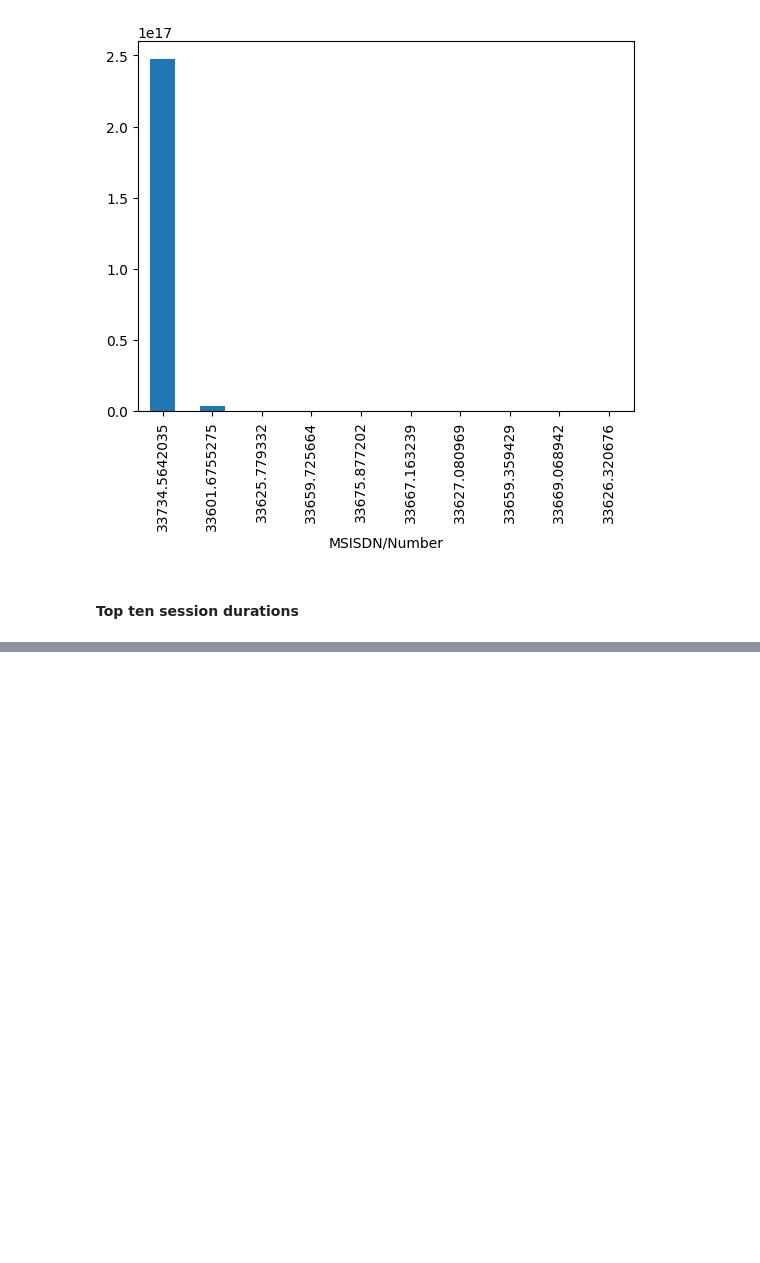
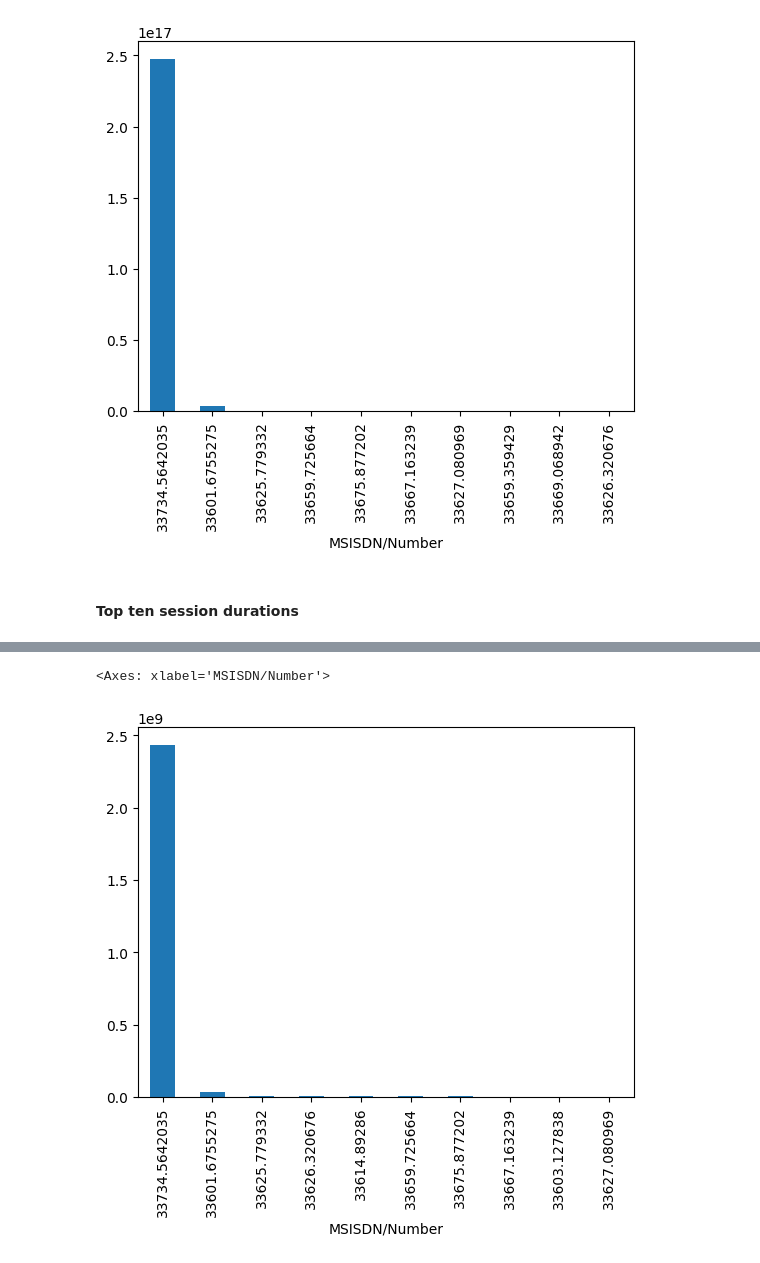
Before and after one commit to Ofgeha-Gelana/telco-profitability-study, a Jupyter notebook: notebooks/user_engagement_analysis.ipynb, the cells around one changed output, grey strips where cells are left out. Saved outputs shown, nothing was run; the diff lists cells and outputs as text; code cells hidden in the pictures; blank space fills up the shorter version.

```diff
--- a/notebooks/user_engagement_analysis.ipynb
+++ b/notebooks/user_engagement_analysis.ipynb
@@ -93,0 +109,5 @@ top_frequency.plot(kind='bar')
+# %%
+top_duration.plot(kind='bar')
+# %% [output]
+<Axes: xlabel='MSISDN/Number'>
+[figure, added]
```
Also changed, not shown: parts of 1 cell of this notebook.
